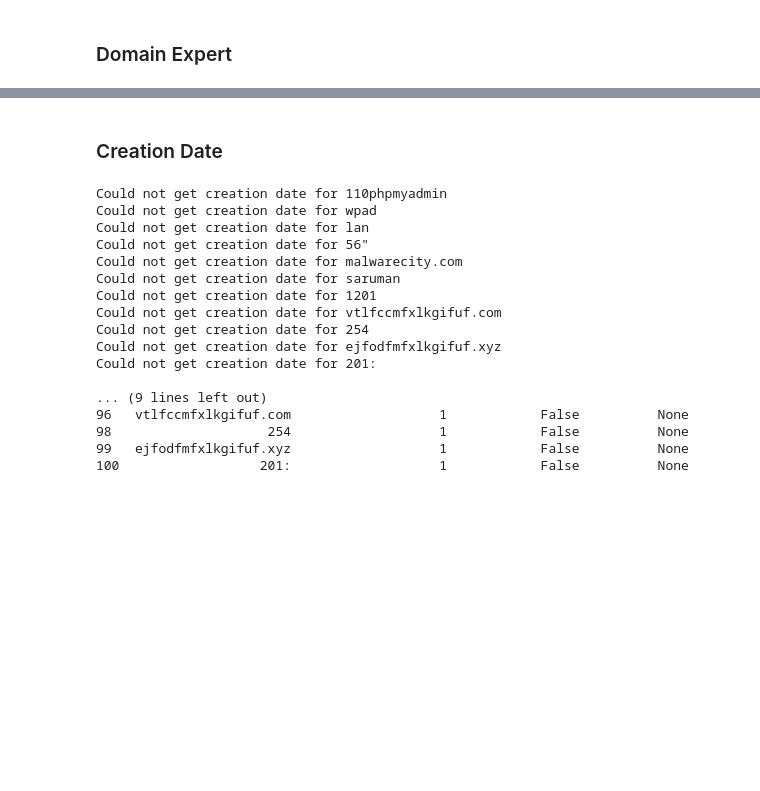
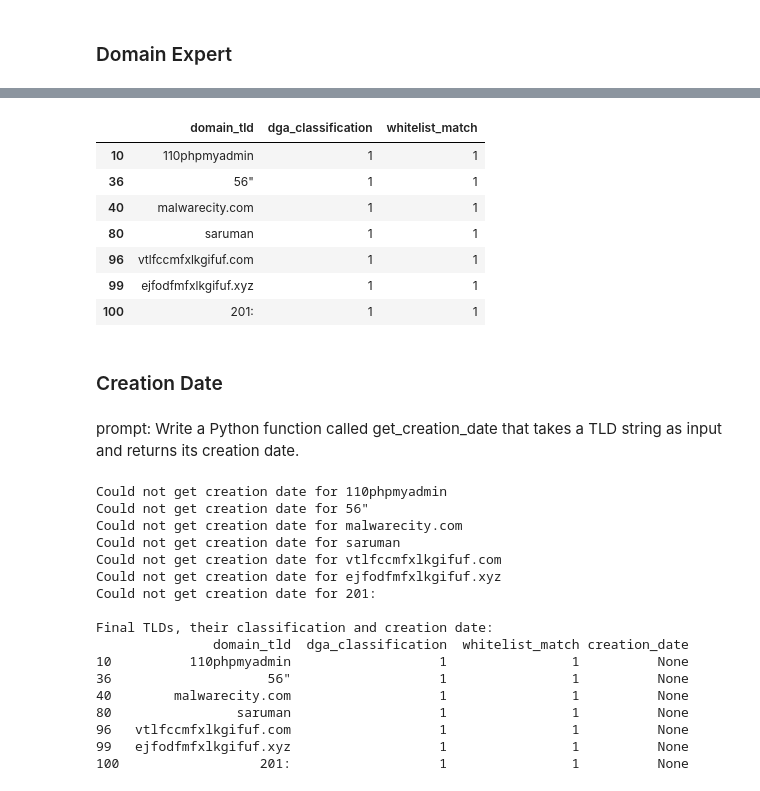
Before and after one commit to adrianrb469/security-ds, a Jupyter notebook: lab5/validation.ipynb, the cells around one changed output, grey strips where cells are left out. Saved outputs shown, nothing was run; the diff lists cells and outputs as text; code cells hidden in the pictures; blank space fills up the shorter version.

```diff
--- a/lab5/validation.ipynb
+++ b/lab5/validation.ipynb
@@ -48,5 +69,23 @@ Final TLDs: 11
+# %%
+# We want the domains that are not in the whitelist, and are classified as malicious,
+# the intersection between the two sets is the set of suspicious TLDs.
+highly_suspicious_tlds_df = dga_df[dga_df['whitelist_match'] == 1]
+tlds = highly_suspicious_tlds_df.drop_duplicates(subset=['domain_tld'])
+
+tlds
+# %% [output]
+|  | domain_tld | dga_classification | whitelist_match |
+| 10 | 110phpmyadmin | 1 | 1 |
+| 36 | 56" | 1 | 1 |
+| 40 | malwarecity.com | 1 | 1 |
+| 80 | saruman | 1 | 1 |
+| 96 | vtlfccmfxlkgifuf.com | 1 | 1 |
+| 99 | ejfodfmfxlkgifuf.xyz | 1 | 1 |
+| 100 | 201: | 1 | 1 |
 # %% [markdown]
 ### Creation Date
+# %% [markdown]
+prompt: Write a Python function called get_creation_date that takes a TLD string as input and returns its creation date.
 # %%
 def get_creation_date(tld):
     try:
@@ -59,26 +98,26 @@ def get_creation_date(tld):
         print(f'Could not get creation date for {tld}')
         return None
 
-tqdm.pandas(desc="Obteniendo fechas de creación")
+tqdm.pandas(desc="Getting creation dates")
 tlds['creation_date'] = tlds['domain_tld'].progress_apply(get_creation_date)
 
 print("\nFinal TLDs, their classification and creation date:")
 print(tlds[['domain_tld', 'dga_classification', 'whitelist_match', 'creation_date']])
 # %% [output]
 Could not get creation date for 110phpmyadmin
-Could not get creation date for wpad
-Could not get creation date for lan
 Could not get creation date for 56"
 Could not get creation date for malwarecity.com
 Could not get creation date for saruman
-Could not get creation date for 1201
 Could not get creation date for vtlfccmfxlkgifuf.com
-Could not get creation date for 254
 Could not get creation date for ejfodfmfxlkgifuf.xyz
 Could not get creation date for 201:
 
-... (9 lines left out)
-96   vtlfccmfxlkgifuf.com                   1            False          None
-98                    254                   1            False          None
-99   ejfodfmfxlkgifuf.xyz                   1            False          None
-100                  201:                   1            False          None
+Final TLDs, their classification and creation date:
+               domain_tld  dga_classification  whitelist_match creation_date
+10          110phpmyadmin                   1                1          None
+36                    56"                   1                1          None
+40        malwarecity.com                   1                1          None
+80                saruman                   1                1          None
+96   vtlfccmfxlkgifuf.com                   1                1          None
+99   ejfodfmfxlkgifuf.xyz                   1                1          None
+100                  201:                   1                1          None
```
Also changed, not shown: parts of 4 cells of this notebook, 3 other files.
